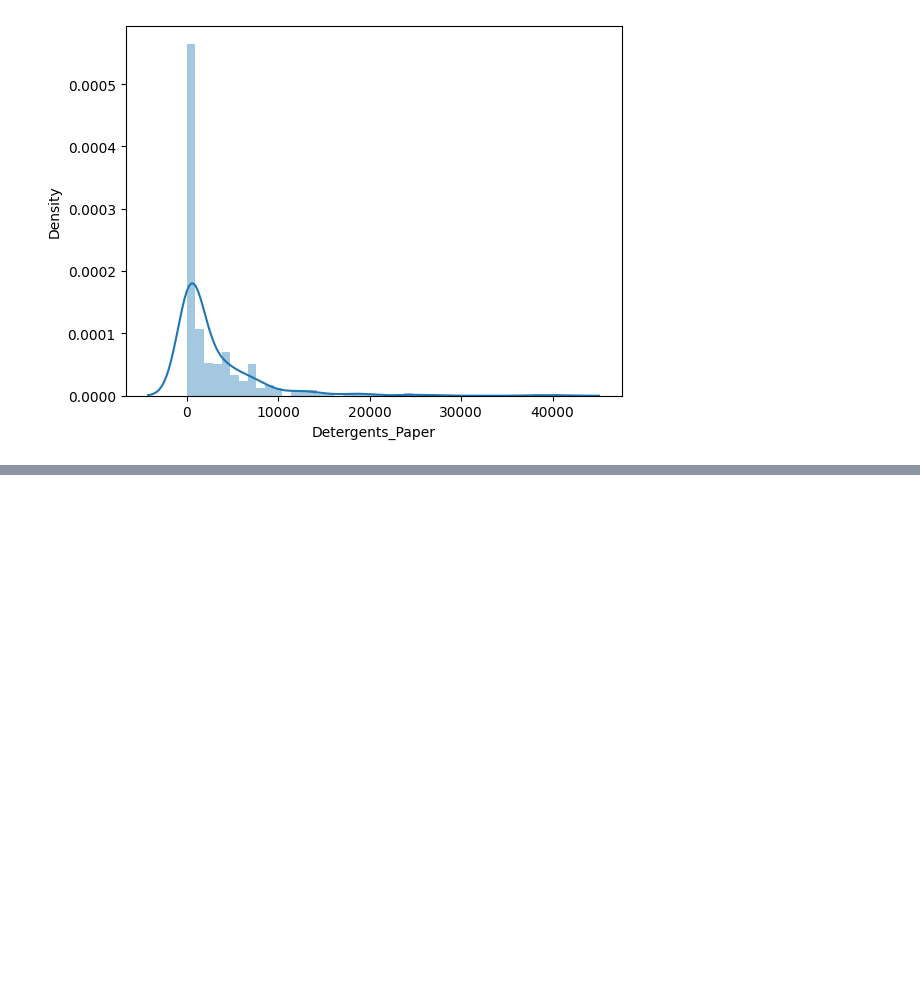
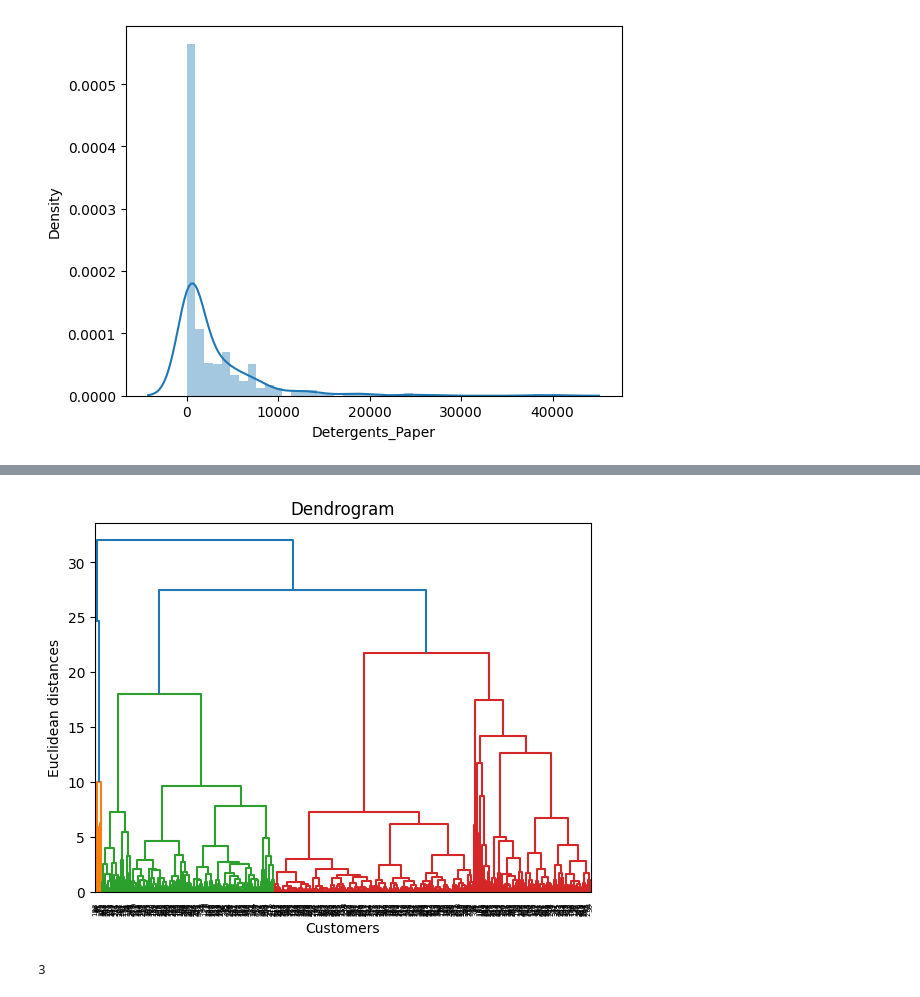
Before and after one commit to ram00407/python_data_types, a Jupyter notebook: day23.ipynb, the cells around one changed output, grey strips where cells are left out. Saved outputs shown, nothing was run; the diff lists cells and outputs as text; code cells hidden in the pictures; blank space fills up the shorter version.

```diff
--- a/day23.ipynb
+++ b/day23.ipynb
@@ -4,7 +4,7 @@ import numpy as np
 import pandas as pd
 import matplotlib.pyplot as plt
 # %%
-df = pd.read_csv('/content/Wholesale customers data (1).csv')
+df = pd.read_csv('/content/Wholesale customers data.csv')
 df.head(10)
 # %% [output]
 |  | Channel | Region | Fresh | Milk | Grocery | Frozen | Detergents_Paper | Delicassen |
@@ -142,3 +143,9 @@ sns.distplot(df['Detergents_Paper'])
 plt.show()
 # %% [output]
 [figure]
+# %%
+df.drop(['Channel','Region'],axis=1,inplace=True)
+# %%
+from sklearn.preprocessing import StandardScaler
+scaler = StandardScaler()
+x= scaler.fit_transform(df)
@@ -144,0 +168,13 @@ plt.show()
+# %%
+import scipy.cluster.hierarchy as sch
+dendrogram = sch.dendrogram(sch.linkage(x, method = 'ward'))
+plt.title('Dendrogram')
+plt.xlabel('Customers')
+plt.ylabel('Euclidean distances')
+plt.show()
+# %% [output]
+[figure, added]
+# %%
+len(set(dendrogram['color_list']))-1
+# %% [output]
+3
```
Also changed, not shown: parts of 16 cells of this notebook.
